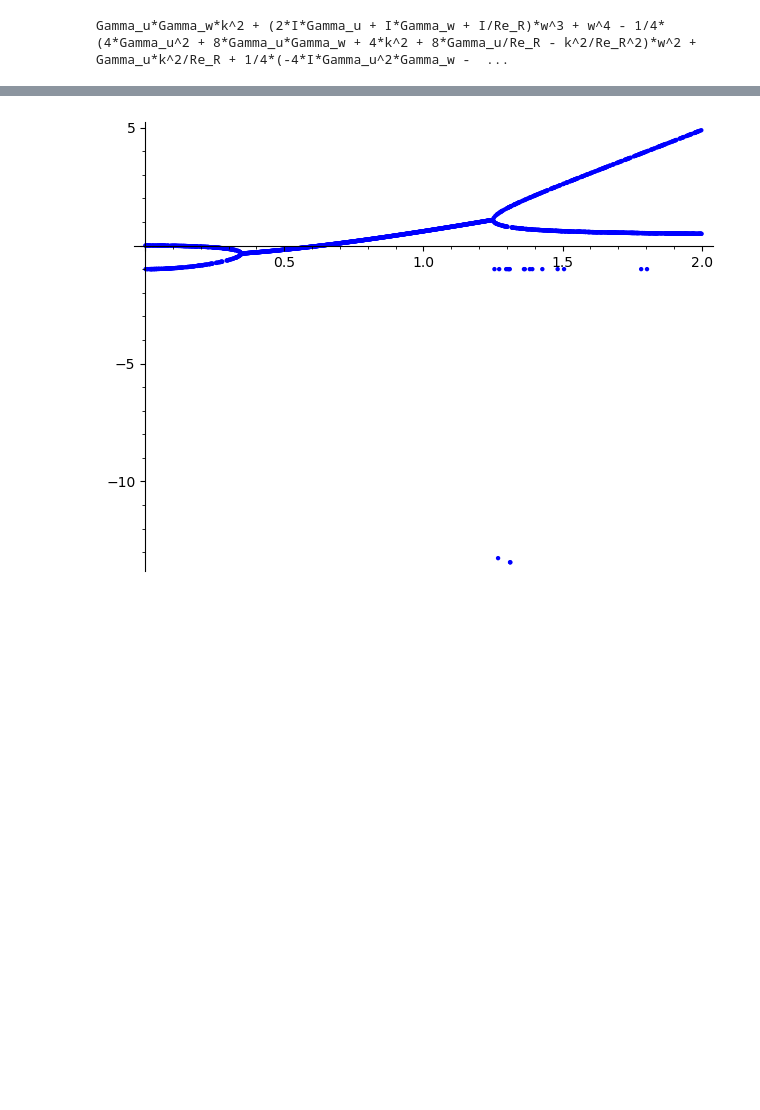
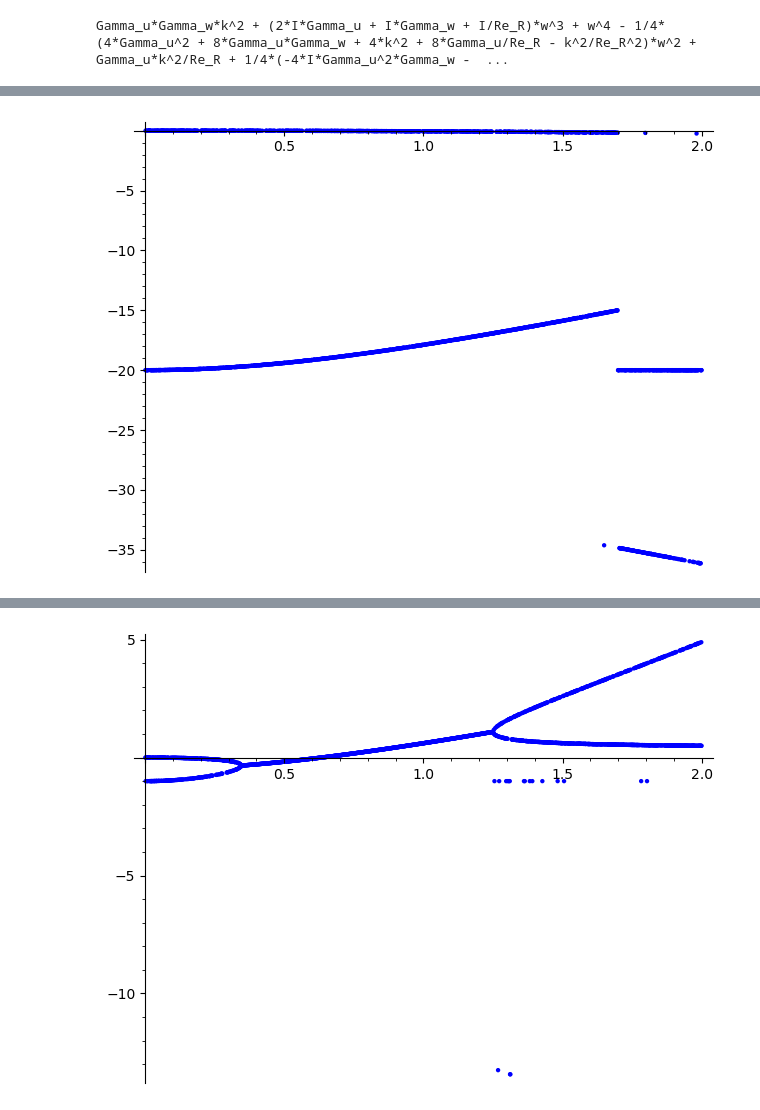
Before and after one commit to fvegar/rips, a Jupyter notebook: rips_dispersion.ipynb, the cells around one changed output, grey strips where cells are left out. Saved outputs shown, nothing was run; the diff lists cells and outputs as text; code cells hidden in the pictures; blank space fills up the shorter version.

```diff
--- a/rips_dispersion.ipynb
+++ b/rips_dispersion.ipynb
@@ -154,0 +249,8 @@ for i in range(len(solution)):
+# %%
+nk = 2000
+dk = 0.001
+XY[1] = [ [dk*i, n(solution(i*dk)[1].rhs().imag())] for i in range(1,nk)]
+G1 = list_plot(XY[1])
+G1.show()
+# %% [output]
+[figure, added]
```
Also changed, not shown: parts of 55 cells of this notebook, 1 other file.
